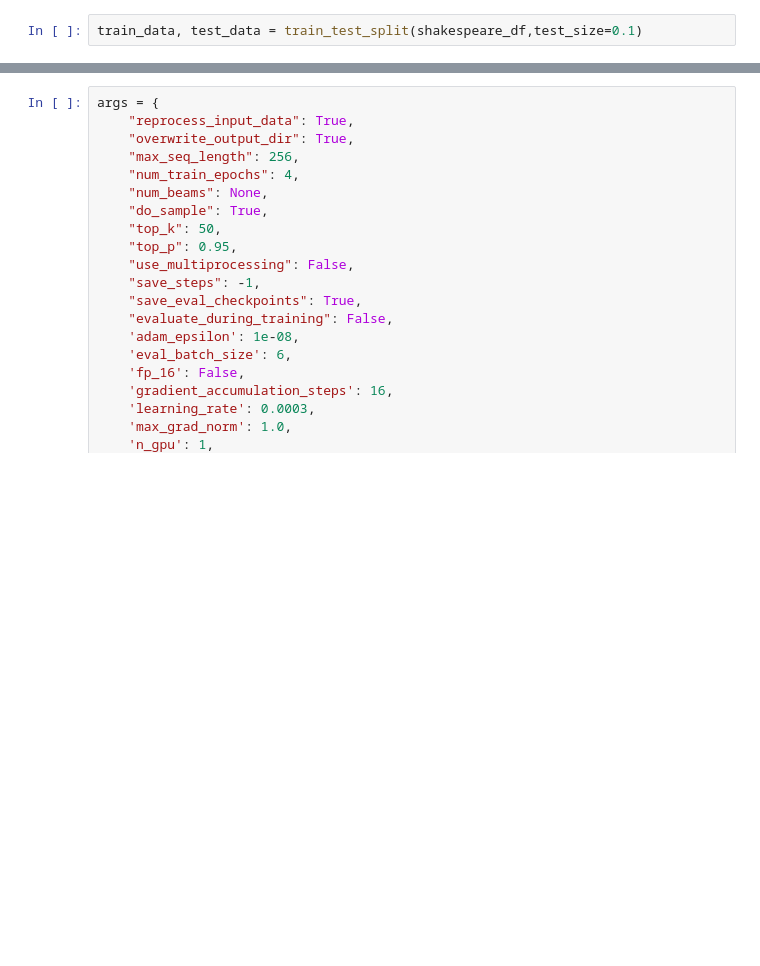
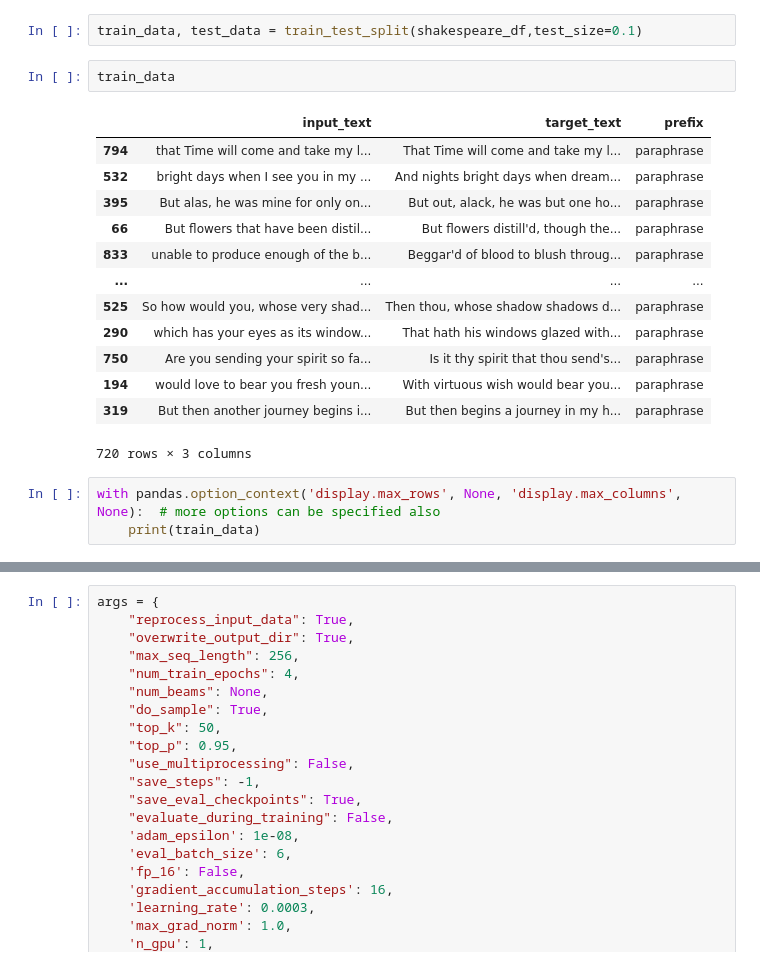
Before and after one commit to magdalena-b/Bairon, a Jupyter notebook: shakespeare_T5.ipynb, the cells around one changed output, grey strips where cells are left out. Drawn from its saved outputs; the diff is of its cells as text; blank space fills up the shorter version.

```diff
--- a/shakespeare_T5.ipynb
+++ b/shakespeare_T5.ipynb
@@ -48,3 +52,22 @@ from sklearn.model_selection import train_test_split
 import sklearn
 # %%
 train_data, test_data = train_test_split(shakespeare_df,test_size=0.1)
+# %%
+train_data
+# %% [output]
+|  | input_text | target_text | prefix |
+| 794 | that Time will come and take my l... | That Time will come and take my l... | paraphrase |
+| 532 | bright days when I see you in my ... | And nights bright days when dream... | paraphrase |
+| 395 | But alas, he was mine for only on... | But out, alack, he was but one ho... | paraphrase |
+| 66 | But flowers that have been distil... | But flowers distill'd, though the... | paraphrase |
+| 833 | unable to produce enough of the b... | Beggar'd of blood to blush throug... | paraphrase |
+| ... | ... | ... | ... |
+| 525 | So how would you, whose very shad... | Then thou, whose shadow shadows d... | paraphrase |
+| 290 | which has your eyes as its window... | That hath his windows glazed with... | paraphrase |
+| 750 | Are you sending your spirit so fa... | Is it thy spirit that thou send's... | paraphrase |
+| 194 | would love to bear you fresh youn... | With virtuous wish would bear you... | paraphrase |
+| 319 | But then another journey begins i... | But then begins a journey in my h... | paraphrase |
+720 rows × 3 columns
+# %%
+with pandas.option_context('display.max_rows', None, 'display.max_columns', None):  # more options can be specified also
+    print(train_data)
```
Also changed, not shown: parts of 8 cells of this notebook.
